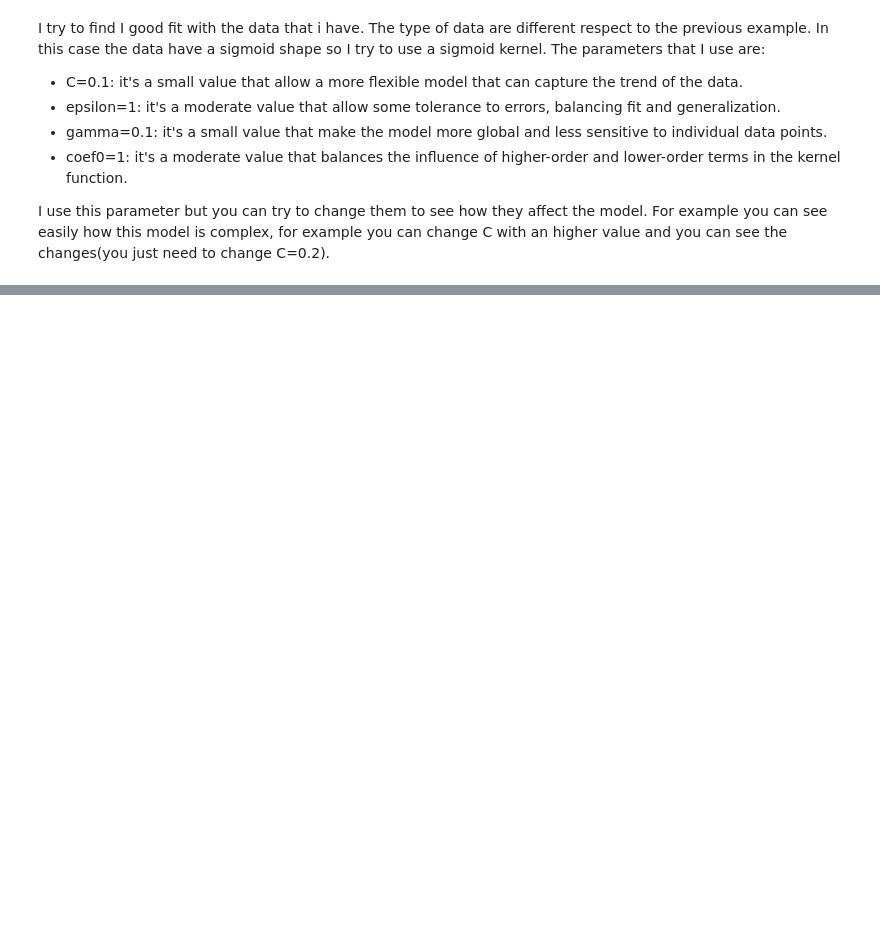
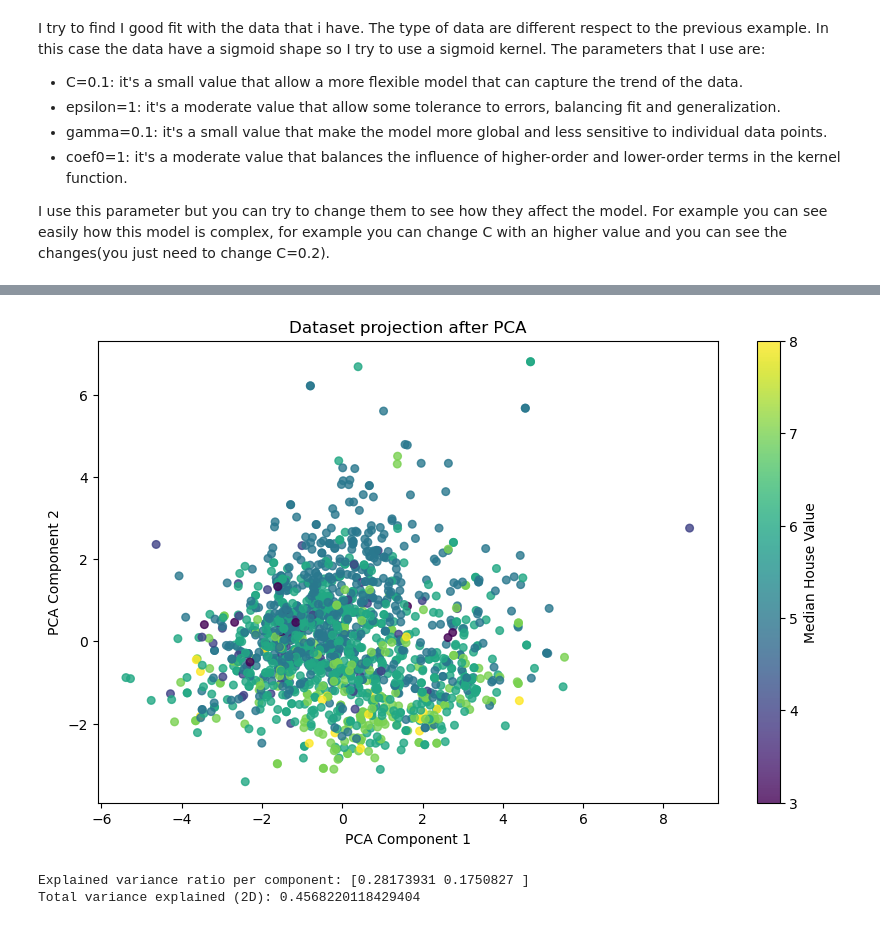
Before and after one commit to GennaiG00/SupportVectorRegression, a Jupyter notebook: sample.ipynb, the cells around one changed output, grey strips where cells are left out. Drawn from its saved outputs; the diff is of its cells as text; code cells hidden in the pictures; blank space fills up the shorter version.

```diff
--- a/sample.ipynb
+++ b/sample.ipynb
@@ -359,0 +536,40 @@ The dataset that we use are:
+# %%
+import pandas as pd
+from sklearn.decomposition import PCA
+from sklearn.preprocessing import StandardScaler
+import matplotlib.pyplot as plt
+
+# --- 1. Carica dataset ---
+df = pd.read_csv('data/winequality-red.csv', sep=';')
+df_clean = df.copy()
+df_clean = df_clean.dropna()
+
+
+# --- 2. Separazione features e target (se vuoi colorare il plot) ---
+X = df_clean.drop('quality', axis=1)
+y = df_clean['quality']  # opzionale per colorare il plot
+
+# --- 3. Standardizzazione (consigliata prima della PCA) ---
+scaler = StandardScaler()
+X_scaled = scaler.fit_transform(X)
+
+# --- 4. PCA a 2 componenti ---
+pca = PCA(n_components=2)
+X_pca = pca.fit_transform(X_scaled)
+
+# --- 5. Visualizzazione ---
+plt.figure(figsize=(10, 6))
+scatter = plt.scatter(X_pca[:, 0], X_pca[:, 1], c=y, cmap='viridis', s=30, alpha=0.8)
+plt.colorbar(scatter, label='Median House Value')
+plt.xlabel('PCA Component 1')
+plt.ylabel('PCA Component 2')
+plt.title('Dataset projection after PCA')
+plt.show()
+
+# --- 6. Opzionale: varianza spiegata ---
+print("Explained variance ratio per component:", pca.explained_variance_ratio_)
+print("Total variance explained (2D):", sum(pca.explained_variance_ratio_))
+# %% [output]
+[figure, added]
+Explained variance ratio per component: [0.28173931 0.1750827 ]
+Total variance explained (2D): 0.4568220118429404
```
Also changed, not shown: parts of 15 cells of this notebook.
